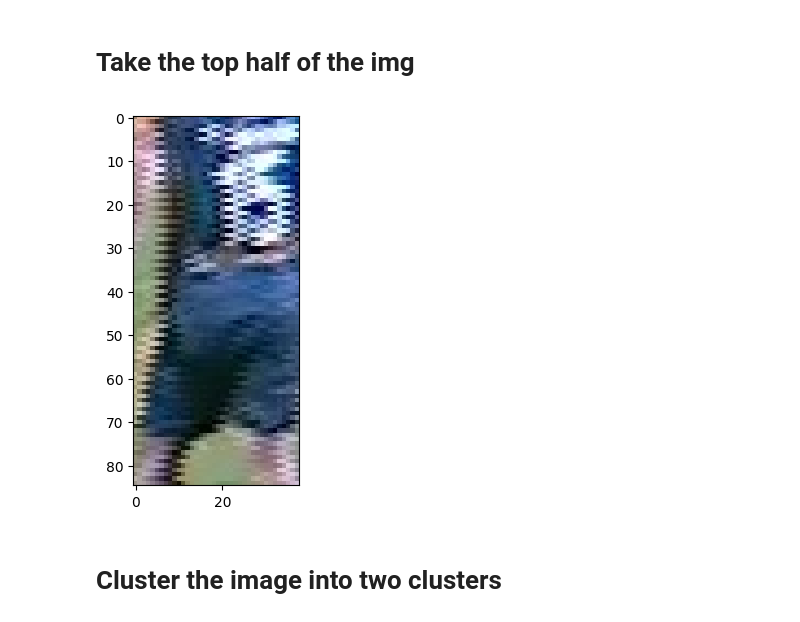
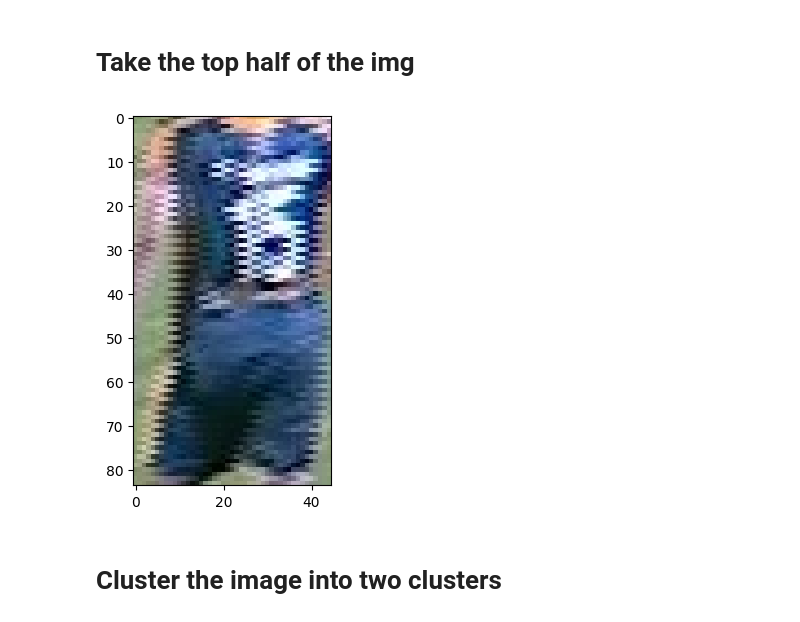
Before and after one commit to huychan169/footballp_tracker, a Jupyter notebook: development_and_analysis/color_assignments.ipynb, the cells around one changed output. Cells and saved outputs as stored; diff of their text form; code cells hidden in the pictures.

```diff
--- a/development_and_analysis/color_assignments.ipynb
+++ b/development_and_analysis/color_assignments.ipynb
@@ -15,13 +15,13 @@ plt.show()
 # %% [markdown]
 # Take the top half of the img
 # %%
-mid_image = image[int(image.shape[0]/4): int(3*image.shape[0]/4),
-                  int(image.shape[1]/4): int(3*image.shape[1]/4)]
+mid_image = image[int(image.shape[0]*0.2): int(image.shape[0]*0.7),
+                  int(image.shape[1]*0.2): int(image.shape[1]*0.8)]
 
 plt.imshow(mid_image)
 plt.show()
 # %% [output]
-[figure, old version]
+[figure, new version]
 # %% [markdown]
 # Cluster the image into two clusters
 # %%
```
Also changed, not shown: parts of 1 cell of this notebook, 5 other files.
